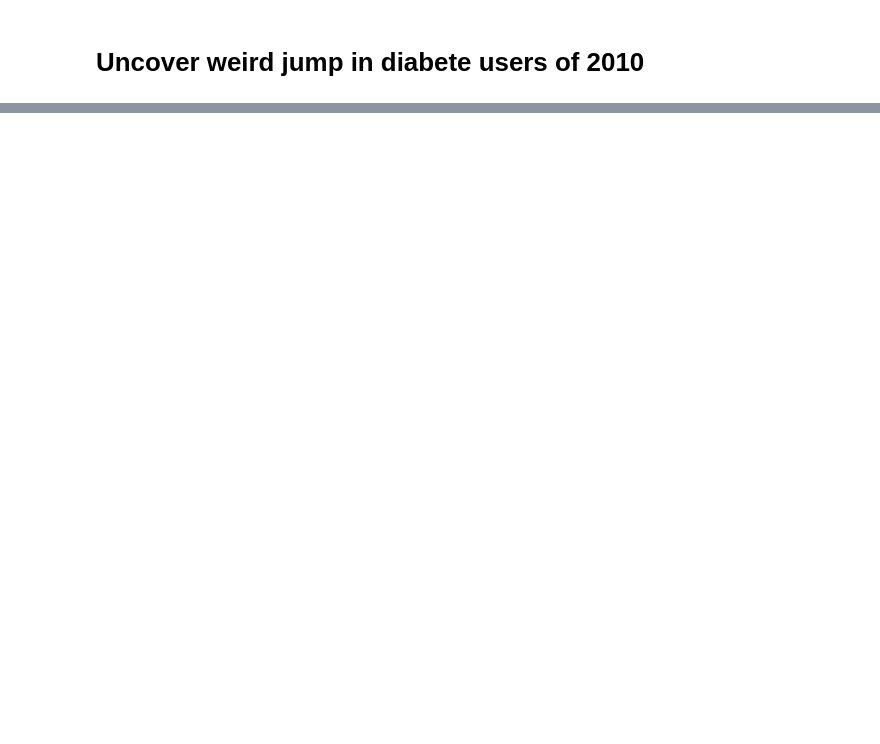
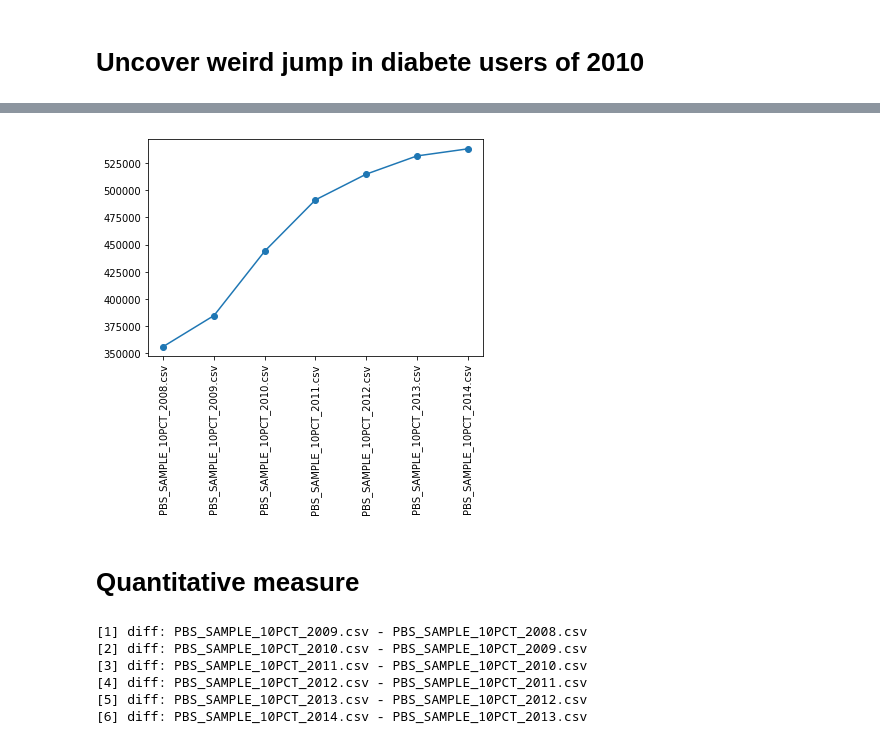
Before and after one commit to samuelefiorini/tangle, a Jupyter notebook: notebooks/uncovering_diabete_2010.ipynb, the cells around one changed output, grey strips where cells are left out. Saved outputs shown, nothing was run; the diff lists cells and outputs as text; code cells hidden in the pictures; blank space fills up the shorter version.

```diff
--- a/notebooks/uncovering_diabete_2010.ipynb
+++ b/notebooks/uncovering_diabete_2010.ipynb
@@ -30,0 +64,8 @@ IOError: File /home/samu/miniconda2/lib/python2.7/site-packages/mbspbs10pc/data/
+# %%
+num_items = [len(items[pbs]) for pbs in sorted_keys]
+plt.plot(range(len(num_items)), num_items, '-o')
+plt.xticks(range(len(num_items)), [pbs.split('/')[-1] for pbs in sorted_keys], rotation='vertical');
+# %% [output]
+[figure, added]
+# %% [markdown]
+# Quantitative measure
@@ -30,0 +78,17 @@ IOError: File /home/samu/miniconda2/lib/python2.7/site-packages/mbspbs10pc/data/
+# %%
+diff = {}
+for i in range(1, len(counts)):
+    print('[{}] diff: {} - {}'.format(i, sorted_keys[i].split('/')[-1], sorted_keys[i-1].split('/')[-1]))
+    curr = counts[sorted_keys[i]]
+    last = counts[sorted_keys[i-1]]
+#     diff[i] = pd.DataFrame.from_dict({item: 100*(1 - (last[item] / curr[item])) for item in curr.keys()},
+#                                       orient='index').rename({0: 'COUNTS'}, axis=1) # variation in percent
+    diff[i] = pd.DataFrame.from_dict({item: curr[item] - last[item] for item in curr.keys()},
+                                      orient='index').rename({0: 'COUNTS'}, axis=1) # absolute variation
+# %% [output]
+[1] diff: PBS_SAMPLE_10PCT_2009.csv - PBS_SAMPLE_10PCT_2008.csv
+[2] diff: PBS_SAMPLE_10PCT_2010.csv - PBS_SAMPLE_10PCT_2009.csv
+[3] diff: PBS_SAMPLE_10PCT_2011.csv - PBS_SAMPLE_10PCT_2010.csv
+[4] diff: PBS_SAMPLE_10PCT_2012.csv - PBS_SAMPLE_10PCT_2011.csv
+[5] diff: PBS_SAMPLE_10PCT_2013.csv - PBS_SAMPLE_10PCT_2012.csv
+[6] diff: PBS_SAMPLE_10PCT_2014.csv - PBS_SAMPLE_10PCT_2013.csv
```
Also changed, not shown: parts of 23 cells of this notebook.
